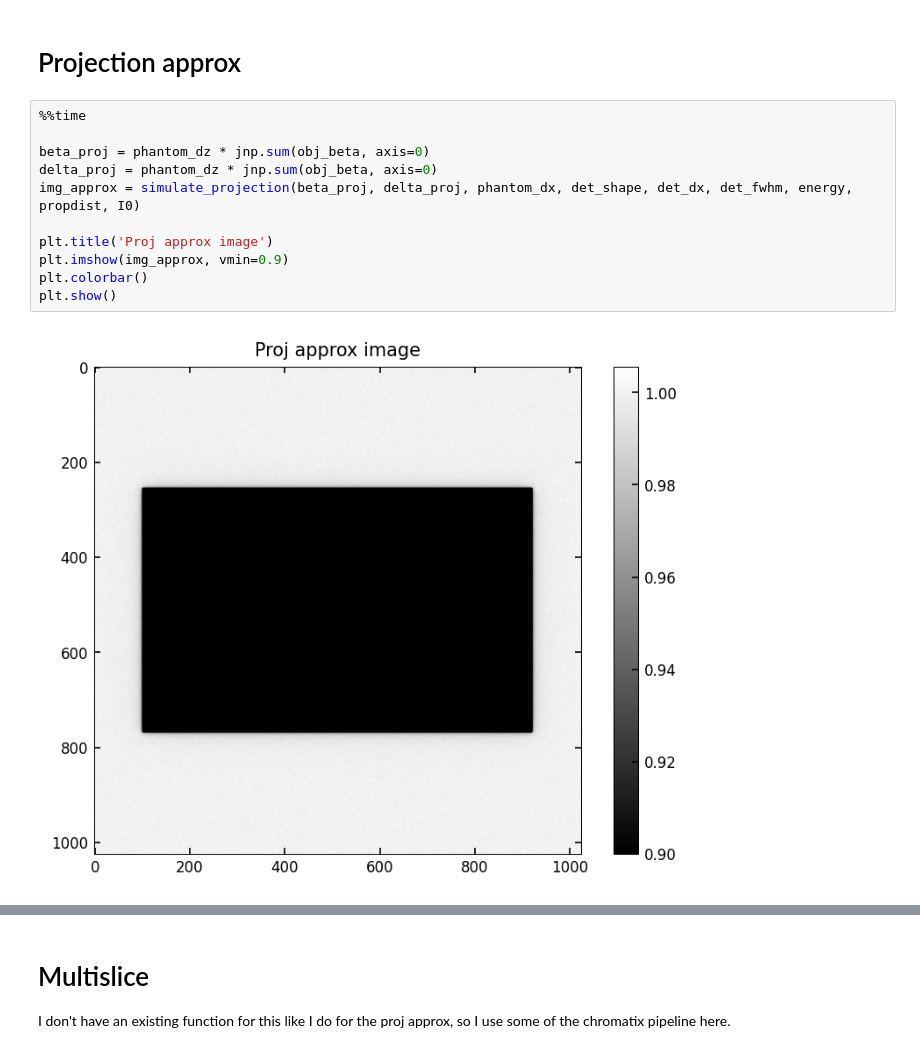
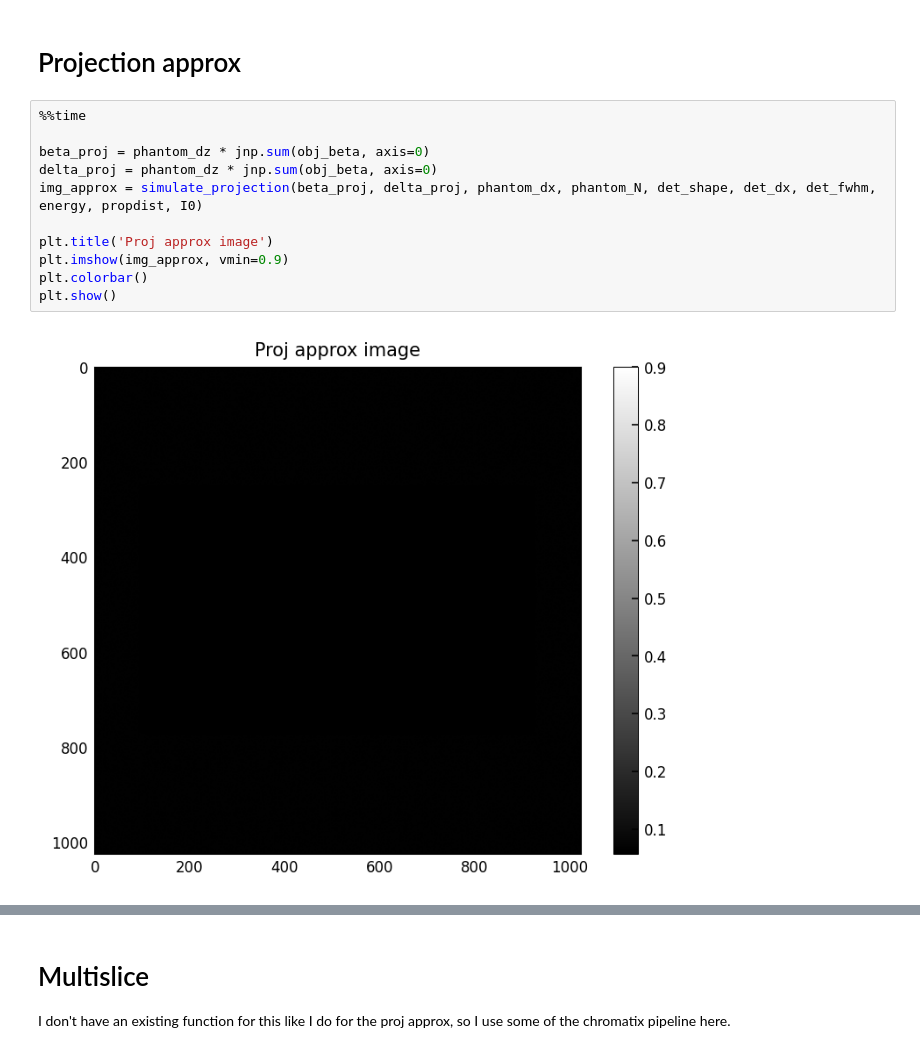
Before and after one commit to gjadick/spectral-xpci, a Jupyter notebook: multislice.ipynb, the cells around one changed output, grey strips where cells are left out. Cells and saved outputs as stored; diff of their text form.

```diff
--- a/multislice.ipynb
+++ b/multislice.ipynb
@@ -123,13 +123,13 @@ Wall time: 31.4 s
 # %%
 %%time
 
 beta_proj = phantom_dz * jnp.sum(obj_beta, axis=0)
 delta_proj = phantom_dz * jnp.sum(obj_beta, axis=0)
-img_approx = simulate_projection(beta_proj, delta_proj, phantom_dx, det_shape, det_dx, det_fwhm, energy, propdist, I0)
+img_approx = simulate_projection(beta_proj, delta_proj, phantom_dx, phantom_N, det_shape, det_dx, det_fwhm, energy, propdist, I0)
 
 plt.title('Proj approx image')
 plt.imshow(img_approx, vmin=0.9)
 plt.colorbar()
 plt.show()
 # %% [output]
-[figure, old version]
+[figure, new version]
```
Also changed, not shown: parts of 10 cells of this notebook, 1 other file.
